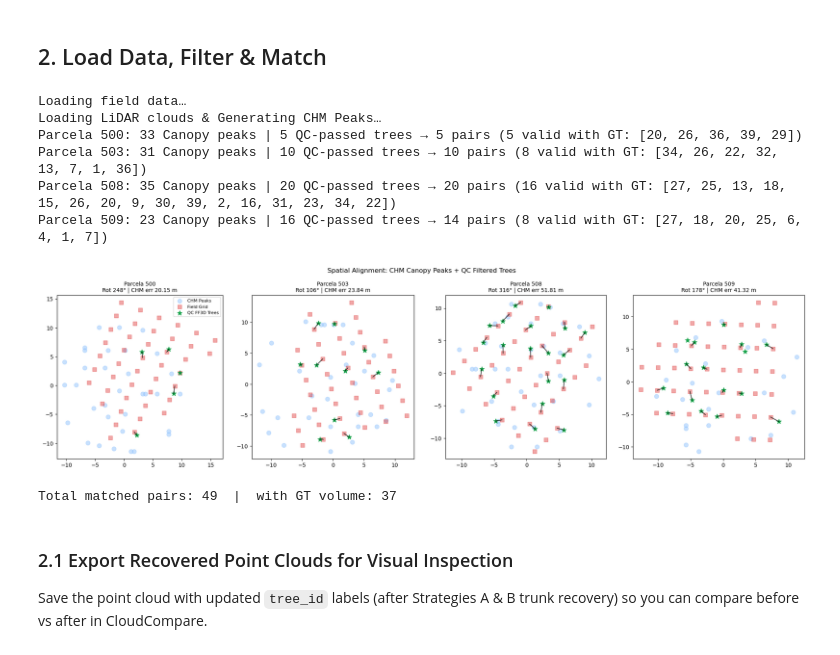
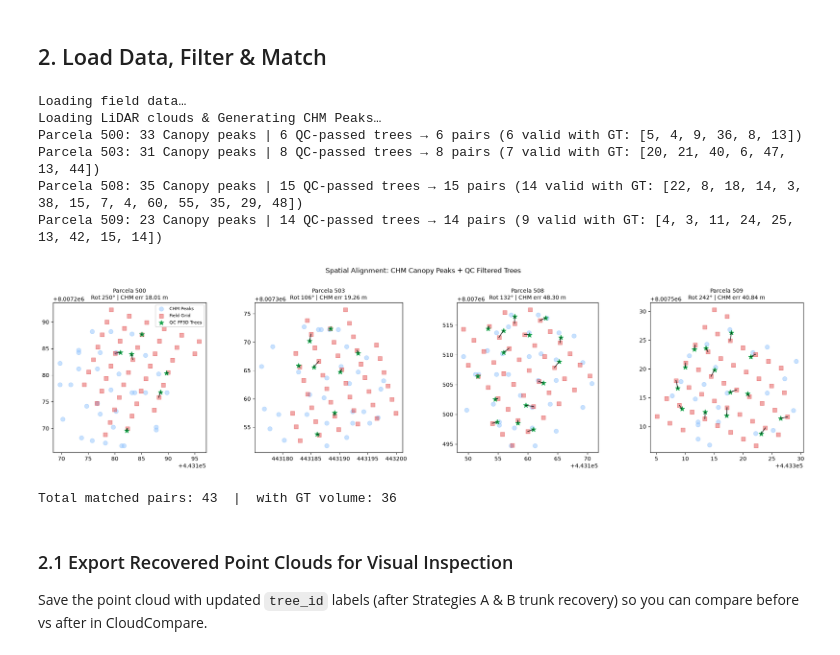
Before and after one commit to maTh51/projeto_eucalipto, a Jupyter notebook: research/notebooks/grid_search_volume_t62_segmentanytree.ipynb, the cells around one changed output. Drawn from its saved outputs; the diff is of its cells as text; code cells hidden in the pictures.

Commit message:
Analysis SegmentAnyTree

```diff
--- a/research/notebooks/grid_search_volume_t62_segmentanytree.ipynb
+++ b/research/notebooks/grid_search_volume_t62_segmentanytree.ipynb
@@ -49,0 +124,4 @@ SEGMENT_ANY_TREE_CLOUD_PATHS = {
+# %%
+for plot_id, path in CLOUD_PATHS.items():
+    sat_path = SEGMENT_ANY_TREE_CLOUD_PATHS[plot_id]
+    merge_ff_sat(path, sat_path, MERGED_CLOUD_PATHS[plot_id], max_dist=0.5)
@@ -86,8 +182,10 @@ def load_lidar_data(cloud_paths):
         pts = np.vstack((las.x, las.y, las.z)).T
         fields = list(las.point_format.dimension_names)
 
-        inst = (np.array(las.tree_id) if "tree_id" in fields else np.zeros(len(pts), dtype=np.int32)).copy()
+        inst_ff3d = (np.array(las.tree_id) if "tree_id" in fields else np.zeros(len(pts), dtype=np.int32)).copy()
+        inst = np.array(las.sat_instance).copy()  # SegmentAnyTree
         sem  = (np.array(las.trunk_leaf_label) if "trunk_leaf_label" in fields else np.ones(len(pts), dtype=np.int32))
+        # print(min(inst_ff3d), max(inst_ff3d), min(inst), max(inst))
 
         # 1. BUILD CHM & FIND CANOPY PEAKS
         z_min = pts[:, 2].min()
@@ -144,23 +242,34 @@ def load_lidar_data(cloud_paths):
             tmask = (inst == tid)
             t_pts = pts[tmask]
             t_sem = sem[tmask]
-            if len(t_pts) < 50: continue
+            # print(f"Plot {plot_id}, Tree {tid}: {len(t_pts)} points")
+            if len(t_pts) < 50:
+                # print("Fail QC: insufficient points", len(t_pts))
+                continue
 
             z0, z1 = t_pts[:, 2].min(), t_pts[:, 2].max()
             h = z1 - z0
 
             # QC 1: Tree height >= 55% of plot P90
-            if h < (plot_p90 * 0.55): continue
+            if h < (plot_p90 * 0.55):
+                # print("Fail QC1: height", h, "plot_p90", plot_p90)
+                continue
 
             # QC 2: Ground proximity (base within 1.8m of plot minimum elevation)
-            if (z0 - z_min) > 1.8: continue
+            if (z0 - z_min) > 1.8:
+                # print("Fail QC2: base", z0, "plot_min", z_min)
+                continue
 
             # QC 3: Trunk presence & vertical span (at least 10m of trunk)
             p_trunk = t_pts[t_sem == 1]
-            if len(p_trunk) < 30: continue
+            if len(p_trunk) < 30:
+                # print("Fail QC3: trunk points", len(p_trunk))
+                continue
             tz0, tz1 = p_trunk[:, 2].min(), p_trunk[:, 2].max()
             trunk_span = tz1 - tz0
-            if trunk_span < 10.0: continue
+            if trunk_span < 10.0:
+                # print("Fail QC3: trunk span", trunk_span)
+                continue
 
             # QC 4: Trunk vertical continuity (no continuous trunk gaps > 4.0m)
             tbins = np.arange(tz0, tz1 + 1.0, 1.0)
@@ -171,13 +280,17 @@ def load_lidar_data(cloud_paths):
                 if is_g: cgap += 1
                 else: max_tgap, cgap = max(max_tgap, cgap), 0
             max_tgap = max(max_tgap, cgap)
-            if max_tgap > 4.0: continue
+            if max_tgap > 4.0:
+                # print("Fail QC4: max trunk gap", max_tgap)
+                continue
 
             # QC 5: Trunk compactness (reject branch clouds where trunk points spread wider than r90 > 1.45m)
             xy_trunk = p_trunk[:, :2]
             center_trunk = np.median(xy_trunk, axis=0)
             trunk_r90 = np.percentile(np.linalg.norm(xy_trunk - center_trunk, axis=1), 90)
-            if trunk_r90 > 1.45: continue
+            if trunk_r90 > 1.45:
+                # print("Fail QC5: trunk compactness", trunk_r90)
+                continue
 
             # Tree passed QC!
             cx, cy = np.median(t_pts[:, 0]), np.median(t_pts[:, 1])
@@ -304,7 +417,7 @@ print("Loading field data…")
 df_field, df_extrap = load_field_data(RESULT_IFPC_PATH, TALHAO_GT, ALL_PARCELAS)
 
 print("Loading LiDAR clouds & Generating CHM Peaks…")
-points_dict, heights_dict, trunk_masks_dict, canopy_peaks, qc_trees = load_lidar_data(CLOUD_PATHS)
+points_dict, heights_dict, trunk_masks_dict, canopy_peaks, qc_trees = load_lidar_data(MERGED_CLOUD_PATHS)
 
 all_matches = []
 n_plots = sum(1 for p in ALL_PARCELAS if canopy_peaks.get(p))
@@ -326,39 +439,39 @@ for plot_id in ALL_PARCELAS:
     print(f"Parcela {plot_id}: {len(L)} Canopy peaks | {len(qc_trees.get(plot_id, []))} QC-passed trees "
           f"→ {len(matches)} pairs ({n_with_gt} valid with GT: {valid_gt_tids})")
 
     ax = next(ax_iter)
     ax.scatter(L[:, 0], L[:, 1], c="#93c5fd", s=60, alpha=0.5, label="CHM Peaks")
     ax.scatter(Fr[:, 0], Fr[:, 1], c="#dc2626", s=50, marker="s", alpha=0.4, label="Field Grid")
     if len(T_pts) > 0:
         ax.scatter(T_pts[:, 0], T_pts[:, 1], c="#16a34a", s=80, marker="*", label="QC FF3D Trees")
         # Draw match lines
         matched_tids = [m["global_tid"] for m in matches]
         matched_fids = [m["field_id"] for m in matches]
 
         for m in matches:
             t_idx = next(i for i, t in enumerate(qc_trees[plot_id]) if t["global_tid"] == m["global_tid"])
             f_idx = plot_df.index[plot_df["field_id"] == m["field_id"]].tolist()[0]
             ax.plot([T_pts[t_idx, 0], Fr[f_idx, 0]], [T_pts[t_idx, 1], Fr[f_idx, 1]], "k-", alpha=0.7, lw=1.5)
 
     ax.set_title(f"Parcela {plot_id}\nRot {angle}° | CHM err {mean_err:.2f} m", fontsize=10)
     ax.set_aspect("equal")
     if ax == axes[0]: ax.legend(fontsize=8)
 
 plt.suptitle("Spatial Alignment: CHM Canopy Peaks + QC Filtered Trees", fontsize=12, y=1.02)
 plt.tight_layout()
 plt.show()
 
 match_df = pd.DataFrame(all_matches)
 print(f"\nTotal matched pairs: {len(match_df)}  |  with GT volume: {match_df['has_gt_volume'].sum()}")
 # %% [output]
 Loading field data…
 Loading LiDAR clouds & Generating CHM Peaks…
-Parcela 500: 33 Canopy peaks | 5 QC-passed trees → 5 pairs (5 valid with GT: [20, 26, 36, 39, 29])
-Parcela 503: 31 Canopy peaks | 10 QC-passed trees → 10 pairs (8 valid with GT: [34, 26, 22, 32, 13, 7, 1, 36])
-Parcela 508: 35 Canopy peaks | 20 QC-passed trees → 20 pairs (16 valid with GT: [27, 25, 13, 18, 15, 26, 20, 9, 30, 39, 2, 16, 31, 23, 34, 22])
-Parcela 509: 23 Canopy peaks | 16 QC-passed trees → 14 pairs (8 valid with GT: [27, 18, 20, 25, 6, 4, 1, 7])
+Parcela 500: 33 Canopy peaks | 6 QC-passed trees → 6 pairs (6 valid with GT: [5, 4, 9, 36, 8, 13])
+Parcela 503: 31 Canopy peaks | 8 QC-passed trees → 8 pairs (7 valid with GT: [20, 21, 40, 6, 47, 13, 44])
+Parcela 508: 35 Canopy peaks | 15 QC-passed trees → 15 pairs (14 valid with GT: [22, 8, 18, 14, 3, 38, 15, 7, 4, 60, 55, 35, 29, 48])
+Parcela 509: 23 Canopy peaks | 14 QC-passed trees → 14 pairs (9 valid with GT: [4, 3, 11, 24, 25, 13, 42, 15, 14])
-[figure, old version]
+[figure, new version]
-Total matched pairs: 49  |  with GT volume: 37
+Total matched pairs: 43  |  with GT volume: 36
 # %% [markdown]
 ### 2.1 Export Recovered Point Clouds for Visual Inspection
 Save the point cloud with updated `tree_id` labels (after Strategies A & B trunk recovery) so you can compare before vs after in CloudCompare.
```
Also changed, not shown: parts of 8 cells of this notebook.
